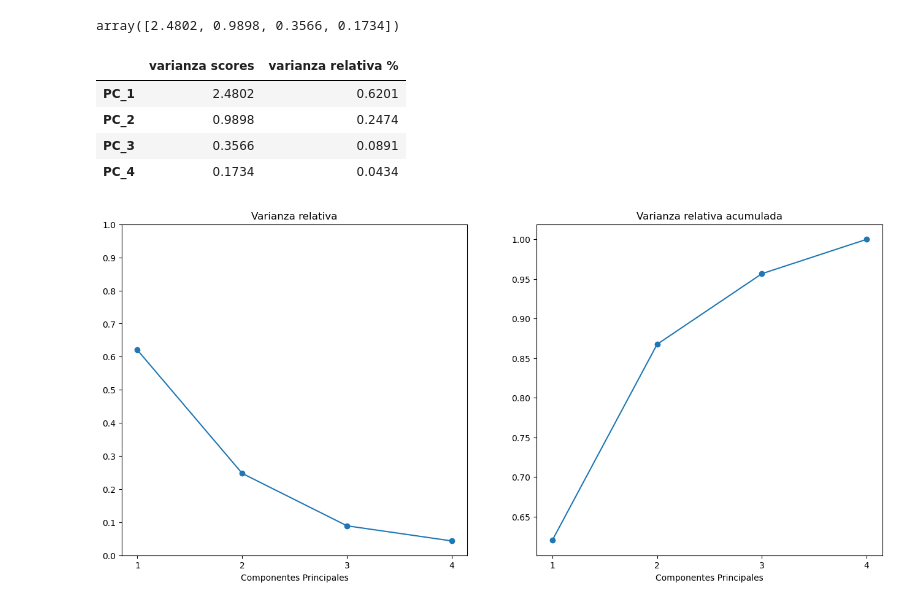
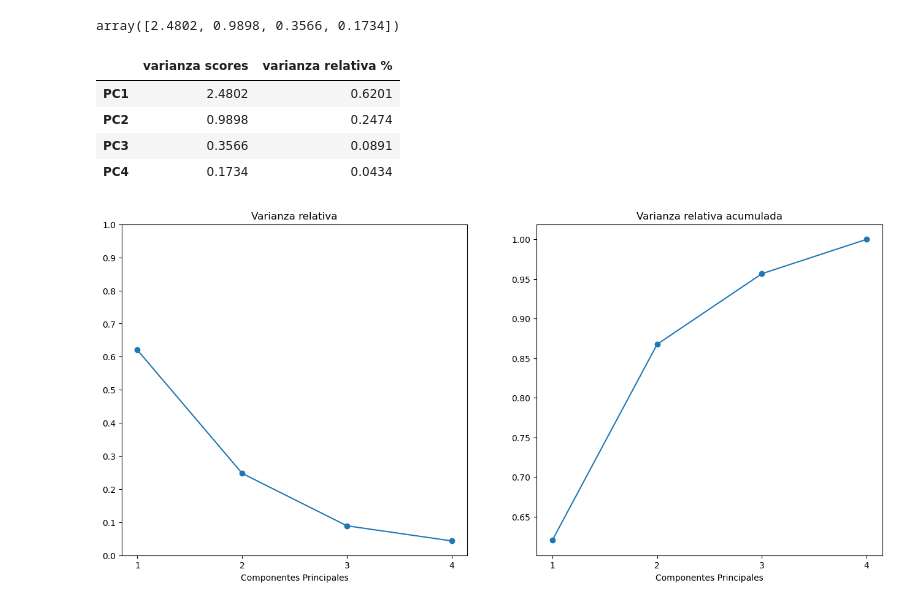
Before and after one commit to Otza02/presentacion-PCA, a Jupyter notebook: presentacion_codigo.ipynb, the cells around one changed output. Drawn from its saved outputs; the diff is of its cells as text; code cells hidden in the pictures.

```diff
--- a/presentacion_codigo.ipynb
+++ b/presentacion_codigo.ipynb
@@ -44,16 +44,16 @@ z_scores.shape
 # %% [output]
 array([2.4802, 0.9898, 0.3566, 0.1734])
 # %%
-varianzas = pd.DataFrame(z_scores.var(axis=0, ddof=1), index=[f"PC_{i+1}" for i in range(len(d))], columns=["varianza scores"])
+varianzas = pd.DataFrame(z_scores.var(axis=0, ddof=1), index=[f"PC{i+1}" for i in range(len(d))], columns=["varianza scores"])
 varianzas["varianza relativa %"] = (varianzas["varianza scores"] / varianzas["varianza scores"].sum()).round(4)
 varianzas["varianza scores"] = (varianzas["varianza scores"]).round(4)
 varianzas
 # %% [output]
 |  | varianza scores | varianza relativa % |
-| PC_1 | 2.4802 | 0.6201 |
-| PC_2 | 0.9898 | 0.2474 |
-| PC_3 | 0.3566 | 0.0891 |
-| PC_4 | 0.1734 | 0.0434 |
+| PC1 | 2.4802 | 0.6201 |
+| PC2 | 0.9898 | 0.2474 |
+| PC3 | 0.3566 | 0.0891 |
+| PC4 | 0.1734 | 0.0434 |
 # %%
 _, ax = plt.subplots(1, 2, figsize=(16, 7))
 ax[0].plot(np.arange(4)+1, varianzas["varianza relativa %"])
```
Also changed, not shown: 2 other files.
